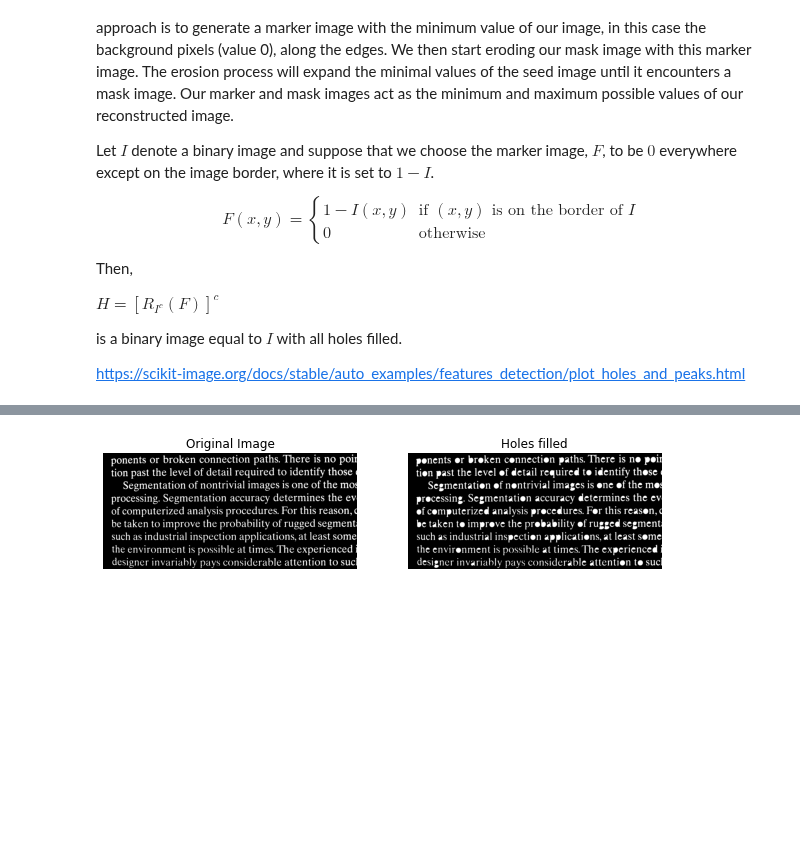
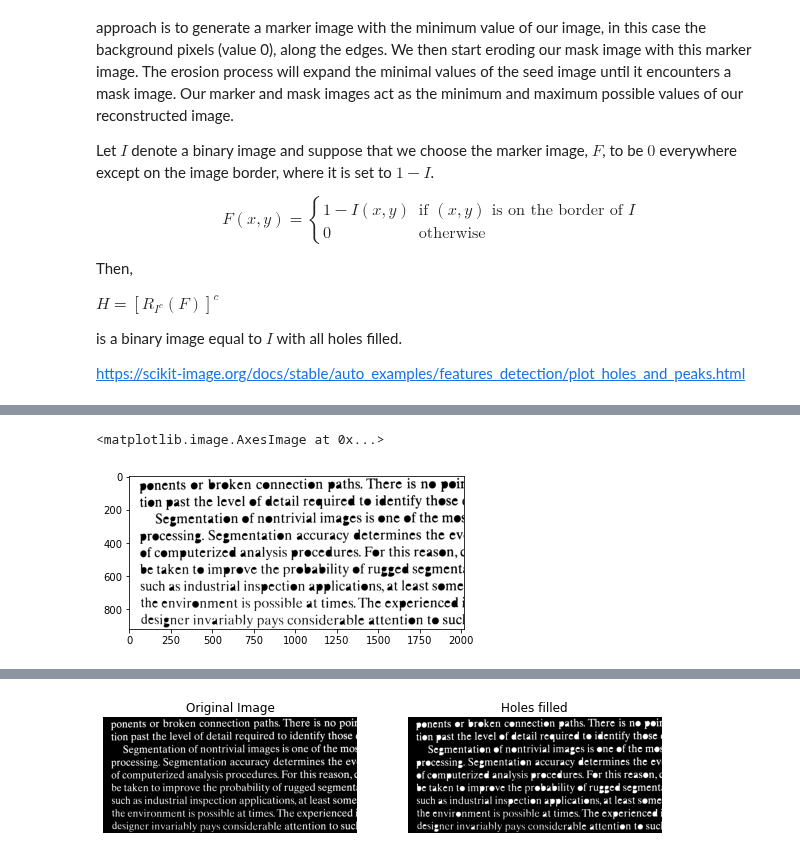
Before and after one commit to ecolon08/Digital-Image-Processing, a Jupyter notebook: Morphological Image Processing/ec_dip_morphological_01.ipynb, the cells around one changed output, grey strips where cells are left out. Drawn from its saved outputs; the diff is of its cells as text; code cells hidden in the pictures; blank space fills up the shorter version.

```diff
--- a/Morphological Image Processing/ec_dip_morphological_01.ipynb
+++ b/Morphological Image Processing/ec_dip_morphological_01.ipynb
@@ -411,0 +579,67 @@ https://scikit-image.org/docs/stable/auto_examples/features_detection/plot_holes
+# %%
+#iter = 100
+
+img = img_book_txt
+
+# convert image to boolean
+img = skimage.img_as_bool(img)
+
+# compute image complement. We will need it later
+img_compl = np.logical_not(img)
+
+strel = np.array([[0, 1, 0],
+                  [1, 1, 1],
+                  [0, 1, 0]], dtype=np.uint8)
+
+# generate marker image
+marker = np.zeros(img.shape)
+
+# top border
+marker[0, :] = 1 - img[0, :]
+
+# bottom border
+marker[-1, :] = 1 - img[-1, :]
+
+# left border
+marker[:, 0] = 1 - img[:, 0]
+
+# right border
+marker[:, -1] = 1 - img[:, -1]
+
+marker = skimage.img_as_bool(marker)
+
+loop_flag = True
+while loop_flag:
+#for i in range(iter):
+    #plt.imshow(img_compl,cmap='gray')
+
+
+    #plt.imshow(marker,cmap='gray')
+    # convert back to boolean - is this needed?
+    #img_hole_mrkr = (img_hole_mrkr).astype(bool)
+
+    # dilate the marker image with structuring element
+    marker_dil = morphology.dilation(marker, strel)
+    #plt.imshow(marker_dil, cmap='gray')
+
+    # compute reconstruction by dilation
+    img_recons_dil = np.logical_and(marker_dil, img_compl)
+    #plt.imshow(img_recons_dil, cmap='gray')
+
+    # compute H
+    #img_recons_dil = np.logical_not(img_recons_dil)
+    #plt.imshow(img_recons_dil, cmap='gray')
+
+    # fill hole
+    #hole = np.logical_and(img_recons_dil, img_compl)
+    check = np.sum(np.abs(skimage.img_as_ubyte(img_recons_dil) - skimage.img_as_ubyte(marker)))
+    if check == 0:
+        loop_flag = False
+    else:
+        marker = img_recons_dil
+
+
+plt.imshow(marker,cmap='gray')
+# %% [output]
+<matplotlib.image.AxesImage at 0x...>
+[figure, added]
```
Also changed, not shown: parts of 24 cells of this notebook.
